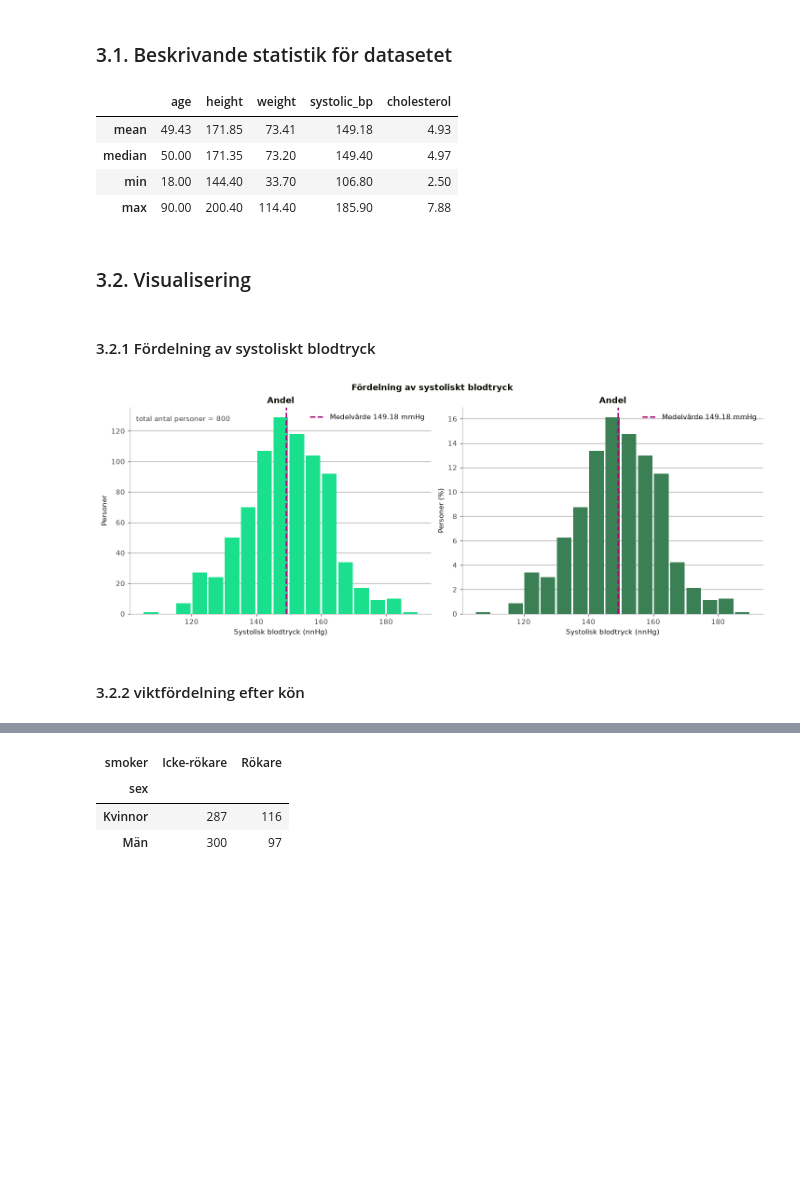
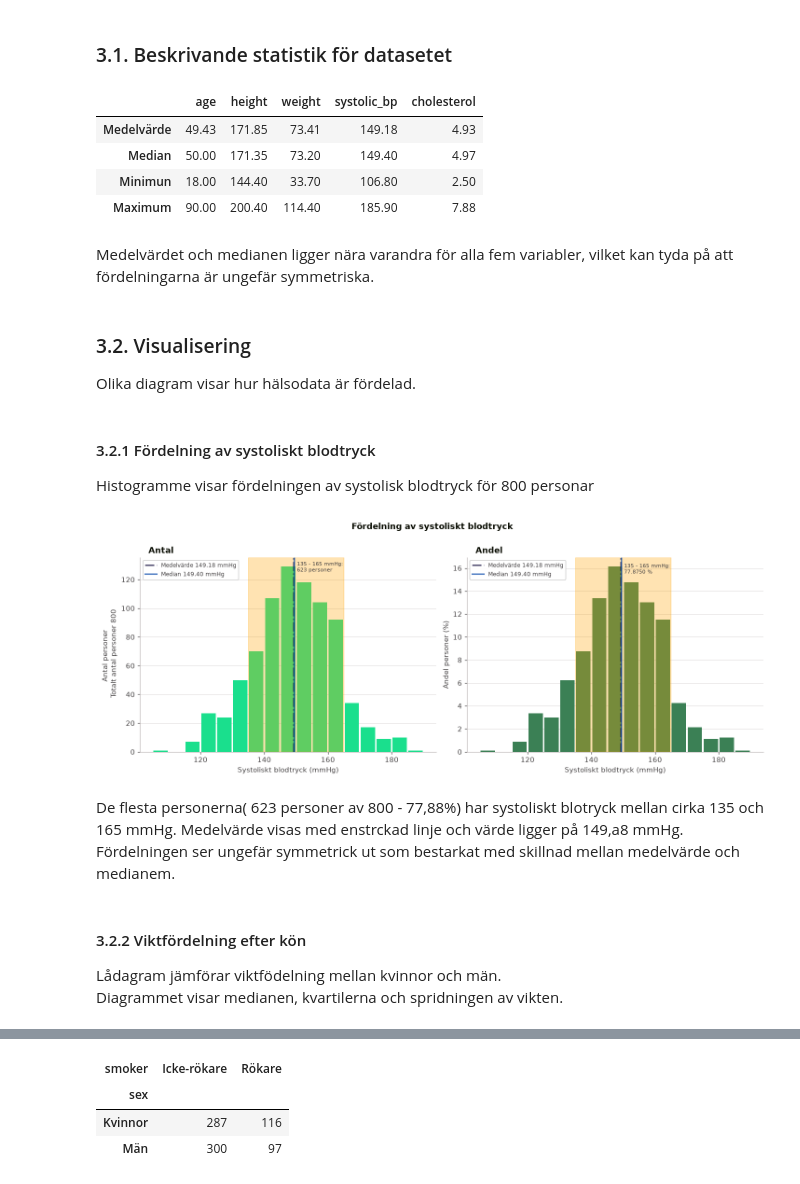
Before and after one commit to Yttak82/health_analysis, a Jupyter notebook: notebooks/analysis.ipynb, the cells around one changed output, grey strips where cells are left out. Saved outputs shown, nothing was run; the diff lists cells and outputs as text; code cells hidden in the pictures; blank space fills up the shorter version.

Commit message:
Add explanations, improve grapht

```diff
--- a/notebooks/analysis.ipynb
+++ b/notebooks/analysis.ipynb
@@ -19,5 +31,6 @@ bp_count = len(bp_values)
 bp_mean = bp_values.mean()
 bp_std = bp_values.std(ddof=1)
 bp_se = bp_std / np.sqrt(bp_count)
+bp_median = df["systolic_bp"].median()
 # %% [markdown]
 ### 1.4. Konstanter
@@ -43,11 +62,12 @@ COLORS = {
     "smoker": "#05565F",
     "female": "#805392",
     "male": "#478D47",
-    "reference": "#AA0673",
+    "reference": "#140F3D",
+    "reference_m": "#0648AA",
     "ink": "#070A00",
     "muted": "#423F40",
 }
 
 SMOKING_COLORS = {"No": COLORS["non_smoker"], "Yes": COLORS["smoker"]}
-SEX_colors = {"F": COLORS["female"], "M": COLORS["male"]}
+SEX_COLORS = {"F": COLORS["female"], "M": COLORS["male"]}
 # %% [markdown]
@@ -66,7 +88,7 @@ plt.rcParams.update({
     "axes.titleweight": "bold",
     "axes.facecolor": "#FFFFFF",
     "axes.labelsize": 10,
-    "axes.labelcolor": COLORS["ink"],
+    "axes.labelcolor": COLORS["muted"],
     "axes.edgecolor": "#9C9494",
     "axes.spines.top": False,
     "axes.spines.right": False,
@@ -75,13 +97,17 @@ plt.rcParams.update({
     "xtick.color": COLORS["muted"],
     "ytick.color": COLORS["muted"],
 
-    "grid.color": "#A79A9A",
+    "grid.color": "#A59A9A9B",
 
-    "legend.frameon": False,
+    "legend.frameon": True,
+    "legend.facecolor": "#FFFFFF",
+    "legend.framealpha": 0.95,
+    "legend.fontsize": 8,
+    "legend.labelcolor": COLORS["muted"]
 })
 
 def style_axis(axis, grid_axis="y"):
-    axis.grid(axis=grid_axis, linewidth=0.8)
+    axis.grid(axis=grid_axis, linewidth=0.5, alpha=0.5)
     axis.spines["left"].set_alpha(0.7)
     axis.spines["bottom"].set_alpha(0.7)
 # %% [markdown]
@@ -184,47 +226,71 @@ display(pd.DataFrame(result, index=["Datatyp validering"]))
 # %%
 calculate_columns = df[["age", "height", "weight", "systolic_bp", "cholesterol"]].agg(["mean", "median", "min", "max"])
 
+calculate_columns = calculate_columns.rename(index={"mean": "Medelvärde", "median":"Median", "min": "Minimun", "max": "Maximum"})
+
 display(calculate_columns.round(2))
 # %% [output]
 |  | age | height | weight | systolic_bp | cholesterol |
-| mean | 49.43 | 171.85 | 73.41 | 149.18 | 4.93 |
-| median | 50.00 | 171.35 | 73.20 | 149.40 | 4.97 |
-| min | 18.00 | 144.40 | 33.70 | 106.80 | 2.50 |
-| max | 90.00 | 200.40 | 114.40 | 185.90 | 7.88 |
+| Medelvärde | 49.43 | 171.85 | 73.41 | 149.18 | 4.93 |
+| Median | 50.00 | 171.35 | 73.20 | 149.40 | 4.97 |
+| Minimun | 18.00 | 144.40 | 33.70 | 106.80 | 2.50 |
+| Maximum | 90.00 | 200.40 | 114.40 | 185.90 | 7.88 |
+# %% [markdown]
+Medelvärdet och medianen ligger nära varandra för alla fem variabler, vilket kan tyda på att fördelningarna är ungefär symmetriska.
 # %% [markdown]
 ### 3.2. Visualisering
+
+Olika diagram visar hur hälsodata är fördelad.
 # %% [markdown]
 #### 3.2.1 Fördelning av systoliskt blodtryck
+
+Histogramme visar fördelningen av systolisk blodtryck för 800 personar
 # %%
 
 bp_bin_width = 5
 bp_bins = np.arange(
     np.floor(bp_values.min() / bp_bin_width) * bp_bin_width,
     np.ceil(bp_values.max() / bp_bin_width) * bp_bin_width + bp_bin_width,
     bp_bin_width,
 )
 
 bp_hist_counts, _ = np.histogram(bp_values, bins=bp_bins)
 bp_hist_percent = bp_hist_counts / bp_count * 100
 bp_bin_centers = (bp_bins[:-1] + bp_bins[1:]) / 2
 
+bp_selected = bp_values.between(135, 165)
+bp_selected_count = bp_selected.sum()
+bp_selected_perdent = bp_selected.mean() * 100
+
+
 fig_bp, axes_bp = plt.subplots(1, 2, figsize=(13, 5), layout="constrained")
 for axis, values, color, subtitle, ylabel in [
-    (axes_bp[0], bp_hist_counts, COLORS["blood_pressure"], "Andel", "Personer"),
-    (axes_bp[1], bp_hist_percent, COLORS["blood_pressure_light"], "Andel", "Personer (%)"),
+    (axes_bp[0], bp_hist_counts, COLORS["blood_pressure"], "   Antal", f"Antal personer \n Totalt antal personer {bp_count}"),
+    (axes_bp[1], bp_hist_percent, COLORS["blood_pressure_light"], "   Andel", "Andel personer (%)"),
 ]:
     axis.bar(bp_bin_centers, values, width=bp_bin_width * 0.90, color=color)
-    axis.axvline(bp_mean, color=COLORS["reference"], linestyle="--", linewidth=2, label=f"Medelvärde {bp_mean:.2f} mmHg")
-    axis.set(title=subtitle, xlabel="Systolisk blodtryck (nnHg)", ylabel=ylabel)
-    axis.legend(loc="upper right")
+    axis.axvspan(135, 165, color="orange", alpha=0.3)
+    axis.axvline(bp_mean, color=COLORS["reference"], linestyle="-.", alpha=0.75, linewidth=2, label=f"Medelvärde {bp_mean:.2f} mmHg")
+    axis.axvline(bp_median, color=COLORS["reference_m"], linestyle="-", alpha=0.7, linewidth=2, label=f"Median {bp_median:.2f} mmHg")
+    axis.set_title(subtitle, loc="left")
+    axis.set(xlabel="Systoliskt blodtryck (mmHg)", ylabel=ylabel)
+    axis.legend(loc="upper left")
     style_axis(axis)
-axes_bp[0].text(0.02, 0.96, f"total antal personer = {bp_count}", transform=axes_bp[0].transAxes, va="top", color=COLORS["muted"])
-fig_bp.suptitle("Fördelning av systoliskt blodtryck", fontweight="bold")
+
+axes_bp[0].text(0.53, 0.98, f"135 - 165 mmHg: \n{bp_selected_count} personer ", transform=axes_bp[0].transAxes, va="top", color=COLORS["muted"], fontsize=7)
+axes_bp[1].text(0.53, 0.97, f"135 - 165 mmHg: \n{bp_selected_perdent:.4f} %", transform=axes_bp[1].transAxes, va="top", color=COLORS["muted"], fontsize=7)
+fig_bp.suptitle("Fördelning av systoliskt blodtryck\n", fontweight="bold")
 plt.show()
 # %% [output]
-[figure, old version]
+[figure, new version]
+# %% [markdown]
+De flesta personerna( 623 personer av 800 - 77,88%) har systoliskt blotryck mellan cirka 135 och 165 mmHg. Medelvärde visas med enstrckad linje och värde ligger på 149,a8 mmHg.
+Fördelningen ser ungefär symmetrick ut som bestarkat med skillnad mellan medelvärde och medianem.
 # %% [markdown]
-#### 3.2.2 viktfördelning efter kön
+#### 3.2.2 Viktfördelning efter kön
+
+Lådagram jämförar viktfödelning mellan kvinnor och män.
+Diagrammet visar medianen, kvartilerna och spridningen av vikten.
 # %%
 median_weight_by_sex = df.groupby("sex")["weight"].median()
 weight_groups = [df.loc[df["sex"] == sex, "weight"].dropna() for sex in SEX_COLUMN]
```
Also changed, not shown: parts of 59 cells of this notebook.
